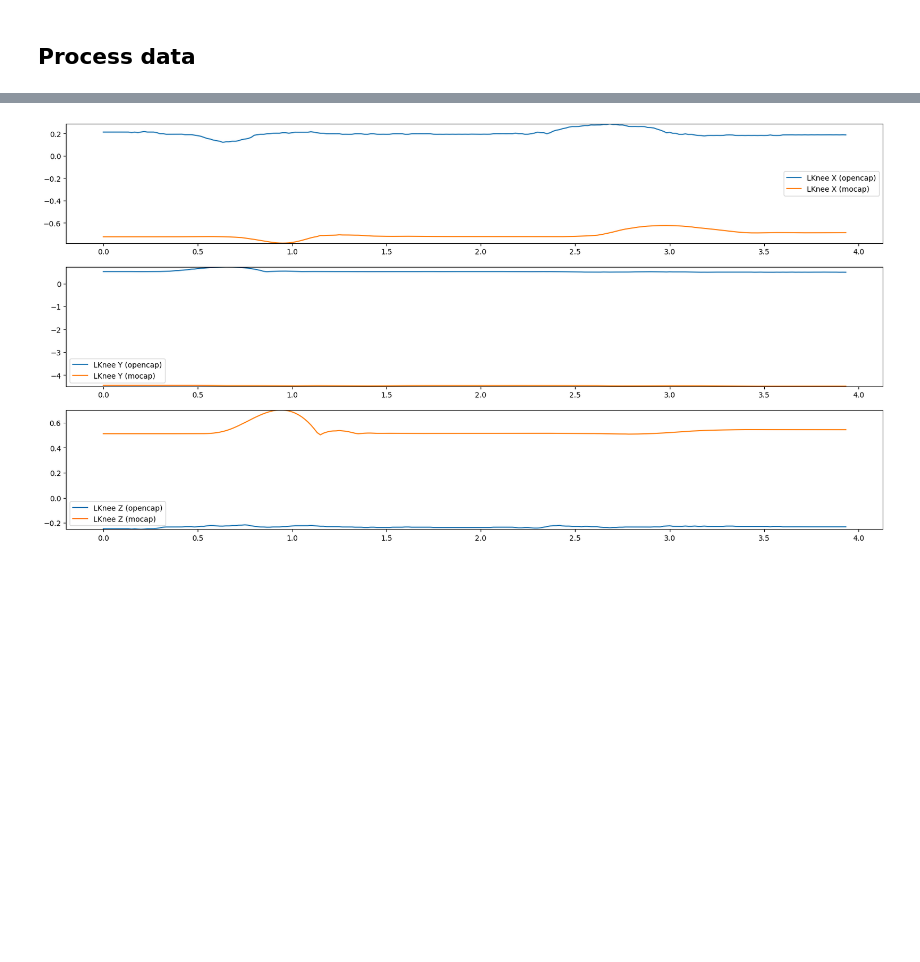
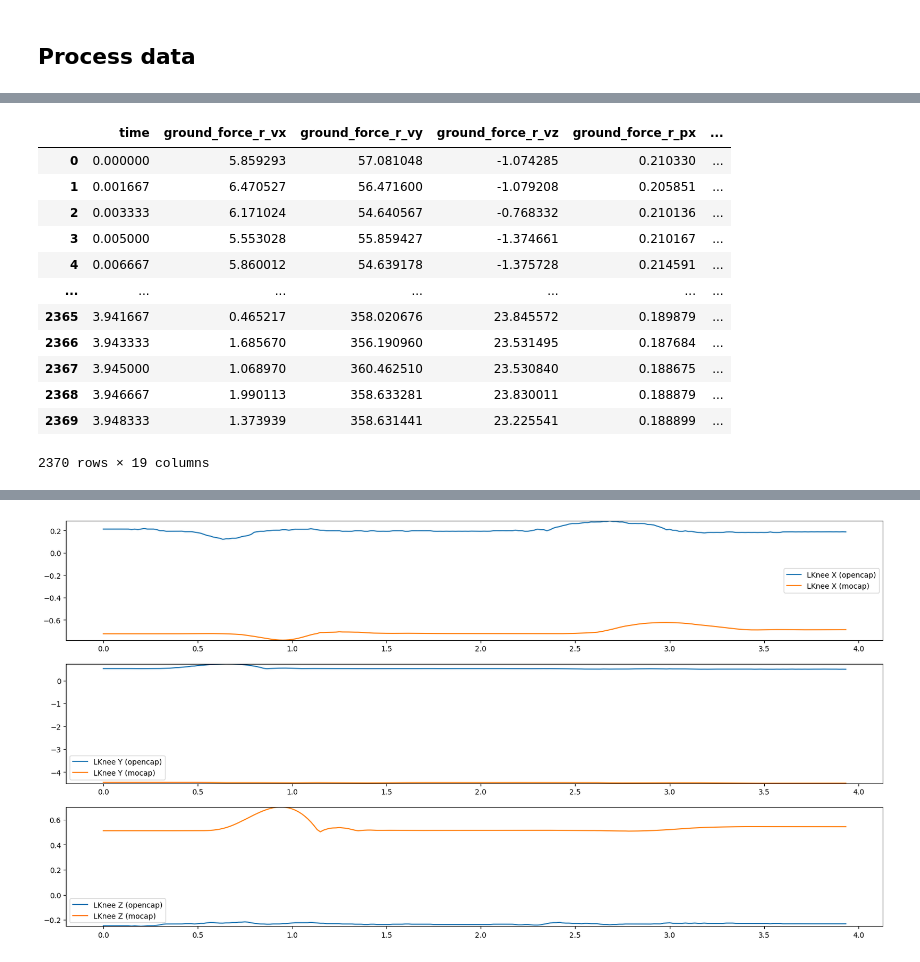
Before and after one commit to Harvard-Slade-Lab/assistive-arm, a Jupyter notebook: notebooks/sync_data.ipynb, the cells around one changed output, grey strips where cells are left out. Cells and saved outputs as stored; diff of their text form; code cells hidden in the pictures; blank space fills up the shorter version.

```diff
--- a/notebooks/sync_data.ipynb
+++ b/notebooks/sync_data.ipynb
@@ -97,5 +106,21 @@ def transform_force_coordinates(force_trial: pd.DataFrame, new_origin: pd.Series
 # %%
 opencap_origin = mocap_markers.Origin.mean(axis=0)
 mocap_forces_in_opencap_frame = transform_force_coordinates(force_trial=mocap_forces_in_opencap_frame, new_origin=opencap_origin)
+# %%
+mocap_forces_in_opencap_frame
+# %% [output]
+|  | time | ground_force_r_vx | ground_force_r_vy | ground_force_r_vz | ground_force_r_px | ... |
+| 0 | 0.000000 | 5.859293 | 57.081048 | -1.074285 | 0.210330 | ... |
+| 1 | 0.001667 | 6.470527 | 56.471600 | -1.079208 | 0.205851 | ... |
+| 2 | 0.003333 | 6.171024 | 54.640567 | -0.768332 | 0.210136 | ... |
+| 3 | 0.005000 | 5.553028 | 55.859427 | -1.374661 | 0.210167 | ... |
+| 4 | 0.006667 | 5.860012 | 54.639178 | -1.375728 | 0.214591 | ... |
+| ... | ... | ... | ... | ... | ... | ... |
+| 2365 | 3.941667 | 0.465217 | 358.020676 | 23.845572 | 0.189879 | ... |
+| 2366 | 3.943333 | 1.685670 | 356.190960 | 23.531495 | 0.187684 | ... |
+| 2367 | 3.945000 | 1.068970 | 360.462510 | 23.530840 | 0.188675 | ... |
+| 2368 | 3.946667 | 1.990113 | 358.633281 | 23.830011 | 0.188879 | ... |
+| 2369 | 3.948333 | 1.373939 | 358.631441 | 23.225541 | 0.188899 | ... |
+2370 rows × 19 columns
 # %%
 export_filtered_force(mocap_forces_in_opencap_frame, project_moco_data / "forces" / "sit_stand0002_filtered.mot")
```
Also changed, not shown: parts of 4 cells of this notebook, 6 other files.
